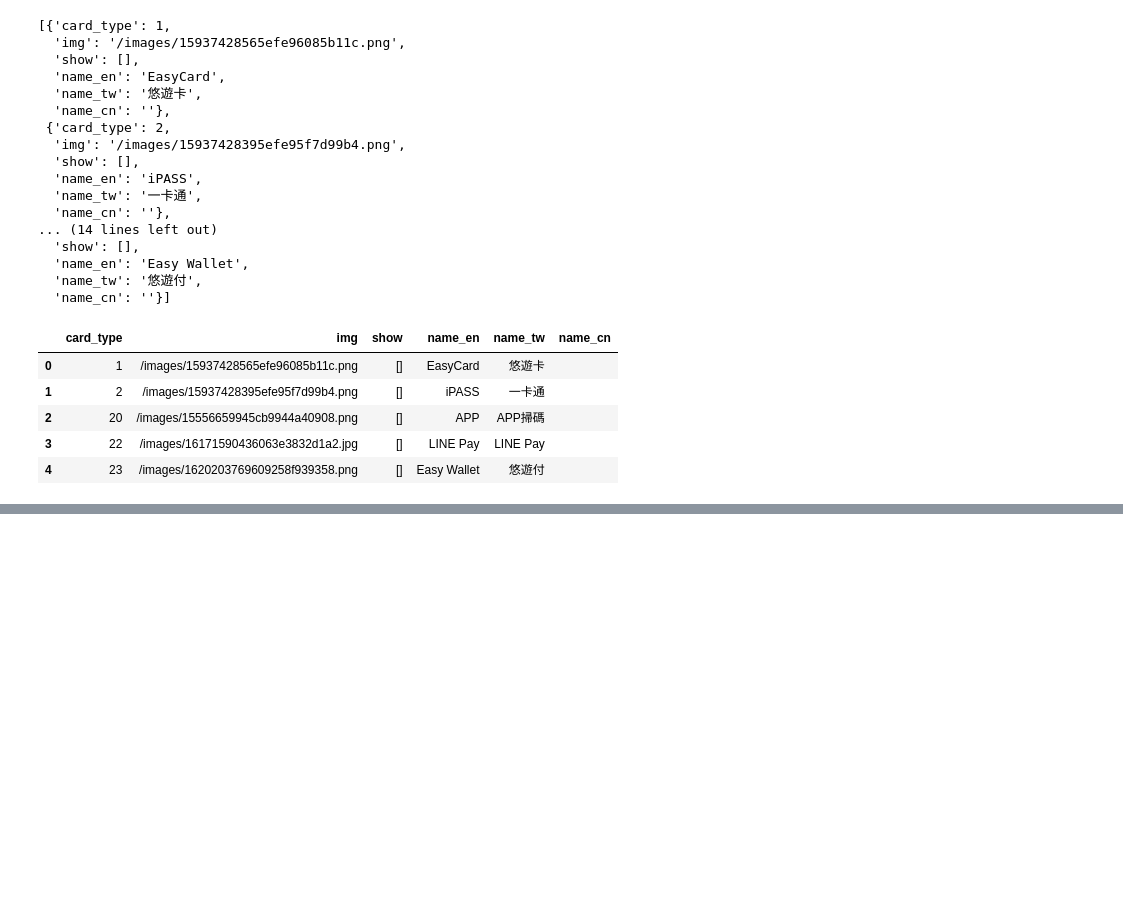
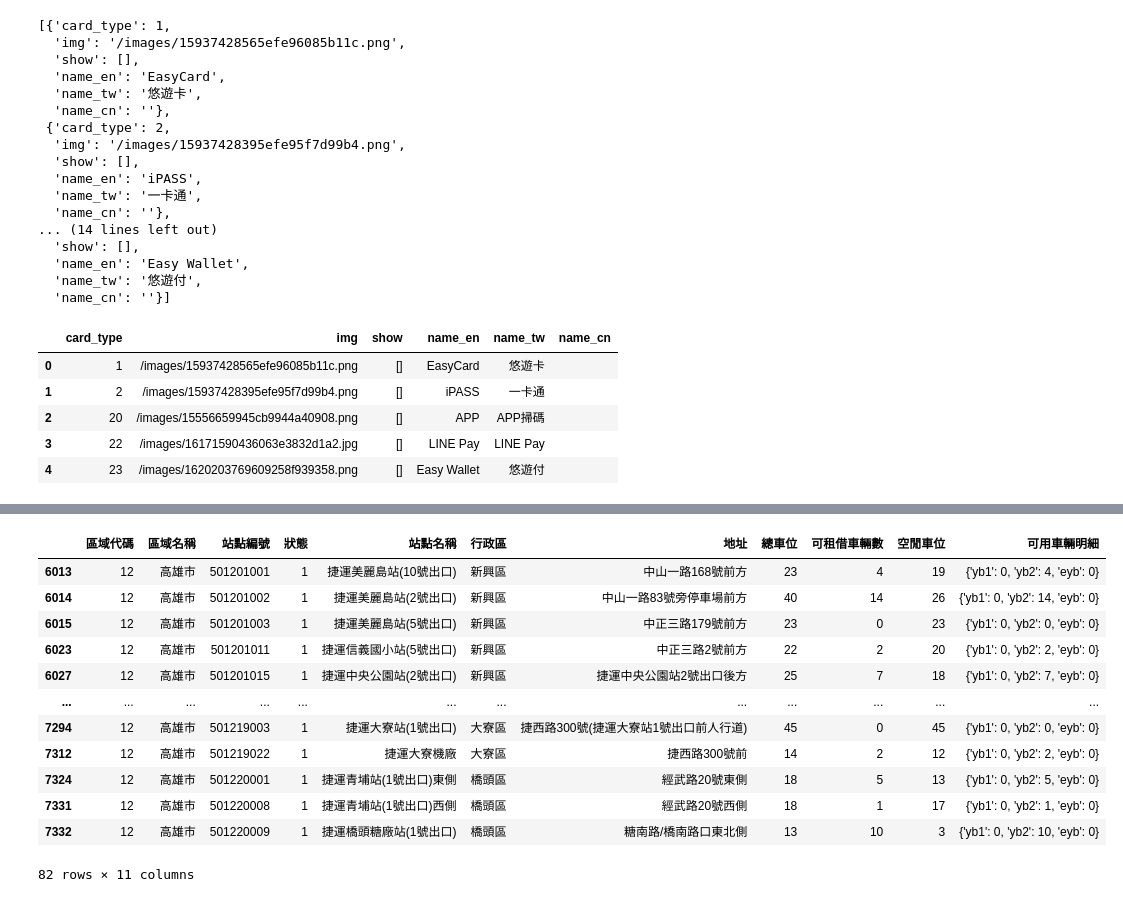
Before and after one commit to pysduck0w0/ProjectDevelop, a Jupyter notebook: ch07/index.ipynb, the cells around one changed output, grey strips where cells are left out. Saved outputs shown, nothing was run; the diff lists cells and outputs as text; code cells hidden in the pictures; blank space fills up the shorter version.

```diff
--- a/ch07/index.ipynb
+++ b/ch07/index.ipynb
@@ -152,0 +227,4 @@ taipei_card.head(10)
+# %%
+city_code = city_code.merge(data , on = "area_code",how = "left")
+
+city_code.head(20)
@@ -152,0 +277,4 @@ taipei_card.head(10)
+# %%
+df = df.merge(city_code , on = "area_code" , how = "left" )
+kaohsiung_ubike = df[df["area_code"] == "12"]
+kaohsiung_ubike.head(100)
@@ -152,0 +295,3 @@ taipei_card.head(10)
+# %%
+df = df[['area_code','area_name_tw','station_no','status','name_tw','district_tw' ,'address_tw' ,'parking_spaces' , 'available_spaces' , 'empty_spaces', 'available_spaces_detail' ]]
+df.head()
@@ -152,0 +305,16 @@ taipei_card.head(10)
+# %%
+df = df.rename(columns={
+    "area_code": "區域代碼",
+    "area_name_tw": "區域名稱",
+    "station_no": "站點編號",
+    "status": "狀態",
+    "name_tw": "站點名稱",
+    "district_tw": "行政區",
+    "address_tw": "地址",
+    "parking_spaces": "總車位",
+    "available_spaces": "可租借車輛數",
+    "empty_spaces": "空閒車位",
+    "available_spaces_detail": "可用車輛明細"
+})
+
+df.head()
@@ -152,0 +328,16 @@ taipei_card.head(10)
+# %%
+df[(df["區域代碼"]=="12")&(df["站點名稱"].str.contains("捷運"))]
+# %% [output]
+|  | 區域代碼 | 區域名稱 | 站點編號 | 狀態 | 站點名稱 | 行政區 | 地址 | 總車位 | 可租借車輛數 | 空閒車位 | 可用車輛明細 |
+| 6013 | 12 | 高雄市 | 501201001 | 1 | 捷運美麗島站(10號出口) | 新興區 | 中山一路168號前方 | 23 | 4 | 19 | {'yb1': 0, 'yb2': 4, 'eyb': 0} |
+| 6014 | 12 | 高雄市 | 501201002 | 1 | 捷運美麗島站(2號出口) | 新興區 | 中山一路83號旁停車場前方 | 40 | 14 | 26 | {'yb1': 0, 'yb2': 14, 'eyb': 0} |
+| 6015 | 12 | 高雄市 | 501201003 | 1 | 捷運美麗島站(5號出口) | 新興區 | 中正三路179號前方 | 23 | 0 | 23 | {'yb1': 0, 'yb2': 0, 'eyb': 0} |
+| 6023 | 12 | 高雄市 | 501201011 | 1 | 捷運信義國小站(5號出口) | 新興區 | 中正三路2號前方 | 22 | 2 | 20 | {'yb1': 0, 'yb2': 2, 'eyb': 0} |
+| 6027 | 12 | 高雄市 | 501201015 | 1 | 捷運中央公園站(2號出口) | 新興區 | 捷運中央公園站2號出口後方 | 25 | 7 | 18 | {'yb1': 0, 'yb2': 7, 'eyb': 0} |
+| ... | ... | ... | ... | ... | ... | ... | ... | ... | ... | ... | ... |
+| 7294 | 12 | 高雄市 | 501219003 | 1 | 捷運大寮站(1號出口) | 大寮區 | 捷西路300號(捷運大寮站1號出口前人行道) | 45 | 0 | 45 | {'yb1': 0, 'yb2': 0, 'eyb': 0} |
+| 7312 | 12 | 高雄市 | 501219022 | 1 | 捷運大寮機廠 | 大寮區 | 捷西路300號前 | 14 | 2 | 12 | {'yb1': 0, 'yb2': 2, 'eyb': 0} |
+| 7324 | 12 | 高雄市 | 501220001 | 1 | 捷運青埔站(1號出口)東側 | 橋頭區 | 經武路20號東側 | 18 | 5 | 13 | {'yb1': 0, 'yb2': 5, 'eyb': 0} |
+| 7331 | 12 | 高雄市 | 501220008 | 1 | 捷運青埔站(1號出口)西側 | 橋頭區 | 經武路20號西側 | 18 | 1 | 17 | {'yb1': 0, 'yb2': 1, 'eyb': 0} |
+| 7332 | 12 | 高雄市 | 501220009 | 1 | 捷運橋頭糖廠站(1號出口) | 橋頭區 | 糖南路/橋南路口東北側 | 13 | 10 | 3 | {'yb1': 0, 'yb2': 10, 'eyb': 0} |
+82 rows × 11 columns
```
Also changed, not shown: parts of 10 cells of this notebook.
